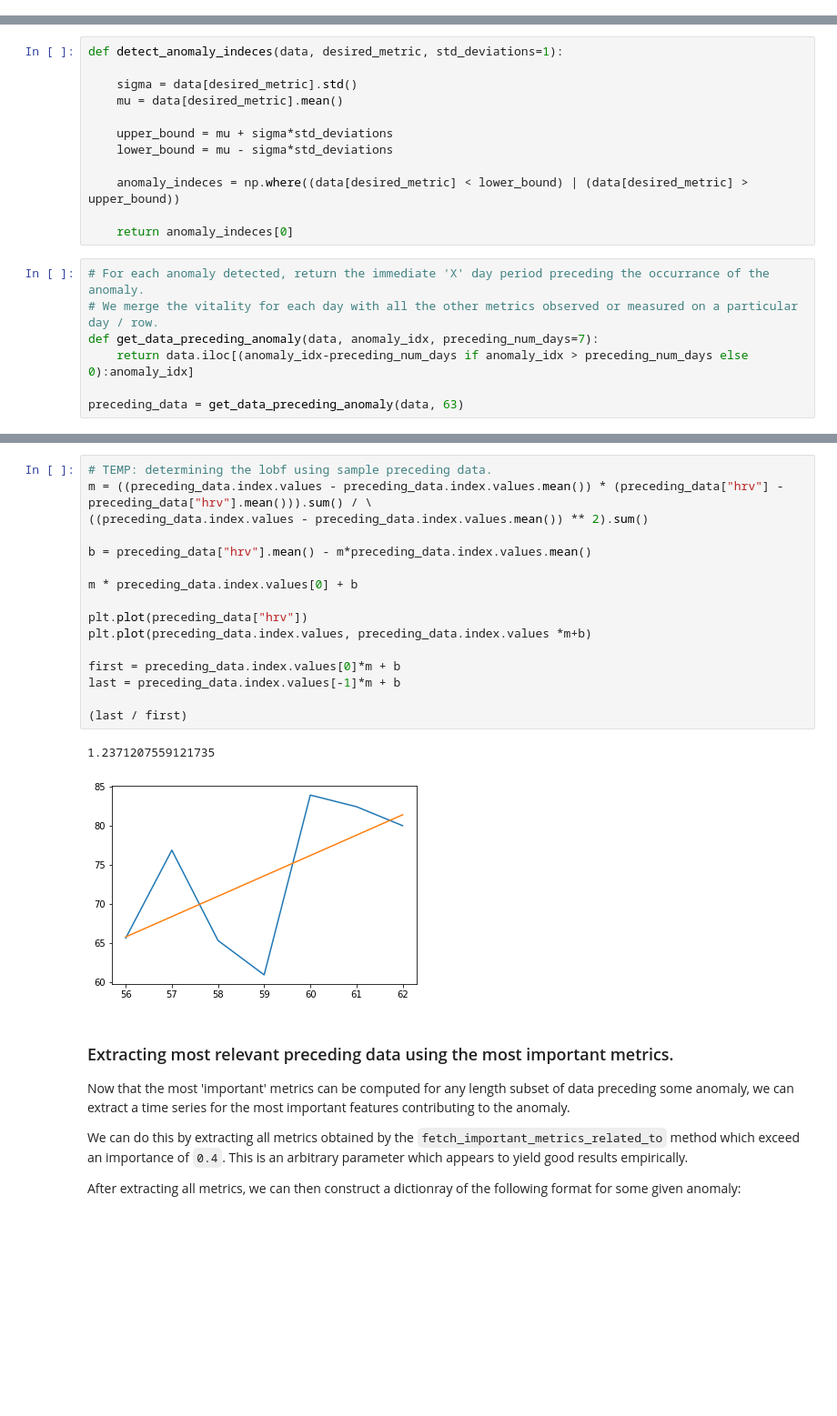
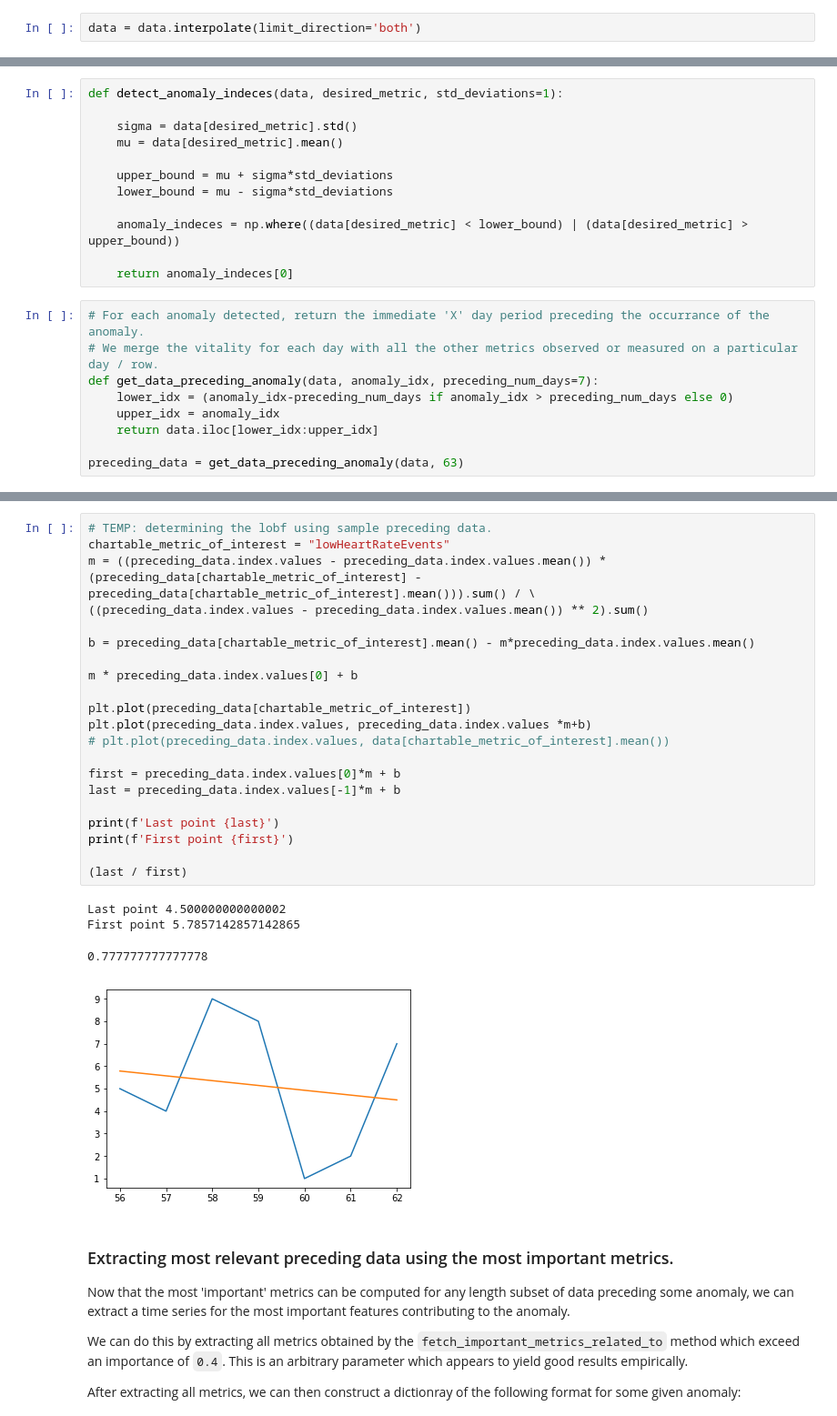
Before and after one commit to vizcosity/YourPerfectDay, a Jupyter notebook: Prediction/YPD Anomaly Detection.ipynb, the cells around one changed output, grey strips where cells are left out. Shown: that part at 91% size. Saved outputs shown, nothing was run; the diff lists cells and outputs as text; blank space fills up the shorter version.

```diff
--- a/Prediction/YPD Anomaly Detection.ipynb
+++ b/Prediction/YPD Anomaly Detection.ipynb
@@ -36,6 +36,8 @@ data["vitality"] = vitality[:, 1]
 # %%
 # Fill in all missing NaN weight values by linearly interpolating.
 data["weight"] = data["weight"].interpolate(limit_direction='both')
+# %%
+data = data.interpolate(limit_direction='both')
 # %% [markdown]
 ### Detecting anomalies in a given metric, such as vitality.
 # %%
@@ -54,7 +56,9 @@ def detect_anomaly_indeces(data, desired_metric, std_deviations=1):
 # For each anomaly detected, return the immediate 'X' day period preceding the occurrance of the anomaly.
 # We merge the vitality for each day with all the other metrics observed or measured on a particular day / row.
 def get_data_preceding_anomaly(data, anomaly_idx, preceding_num_days=7):
-    return data.iloc[(anomaly_idx-preceding_num_days if anomaly_idx > preceding_num_days else 0):anomaly_idx]
+    lower_idx = (anomaly_idx-preceding_num_days if anomaly_idx > preceding_num_days else 0)
+    upper_idx = anomaly_idx
+    return data.iloc[lower_idx:upper_idx]
 
 preceding_data = get_data_preceding_anomaly(data, 63)
 # %%
@@ -212,22 +258,29 @@ array(['activeEnergyBurned', 'basalEnergyBurned', 'dietaryProtein'],
 # %%
 # TEMP: determining the lobf using sample preceding data.
-m = ((preceding_data.index.values - preceding_data.index.values.mean()) * (preceding_data["hrv"] - preceding_data["hrv"].mean())).sum() / \
+chartable_metric_of_interest = "lowHeartRateEvents"
+m = ((preceding_data.index.values - preceding_data.index.values.mean()) * (preceding_data[chartable_metric_of_interest] - preceding_data[chartable_metric_of_interest].mean())).sum() / \
 ((preceding_data.index.values - preceding_data.index.values.mean()) ** 2).sum()
 
-b = preceding_data["hrv"].mean() - m*preceding_data.index.values.mean()
+b = preceding_data[chartable_metric_of_interest].mean() - m*preceding_data.index.values.mean()
 
 m * preceding_data.index.values[0] + b
 
-plt.plot(preceding_data["hrv"])
+plt.plot(preceding_data[chartable_metric_of_interest])
 plt.plot(preceding_data.index.values, preceding_data.index.values *m+b)
+# plt.plot(preceding_data.index.values, data[chartable_metric_of_interest].mean())
 
 first = preceding_data.index.values[0]*m + b
 last = preceding_data.index.values[-1]*m + b
 
+print(f'Last point {last}')
+print(f'First point {first}')
+
 (last / first)
 # %% [output]
-1.2371207559121735
+Last point 4.500000000000002
+First point 5.7857142857142865
+0.777777777777778
-[figure, old version]
+[figure, new version]
 # %% [markdown]
 ### Extracting most relevant preceding data using the most important metrics.
 
```
Also changed, not shown: parts of 10 cells of this notebook, 4 other files.
